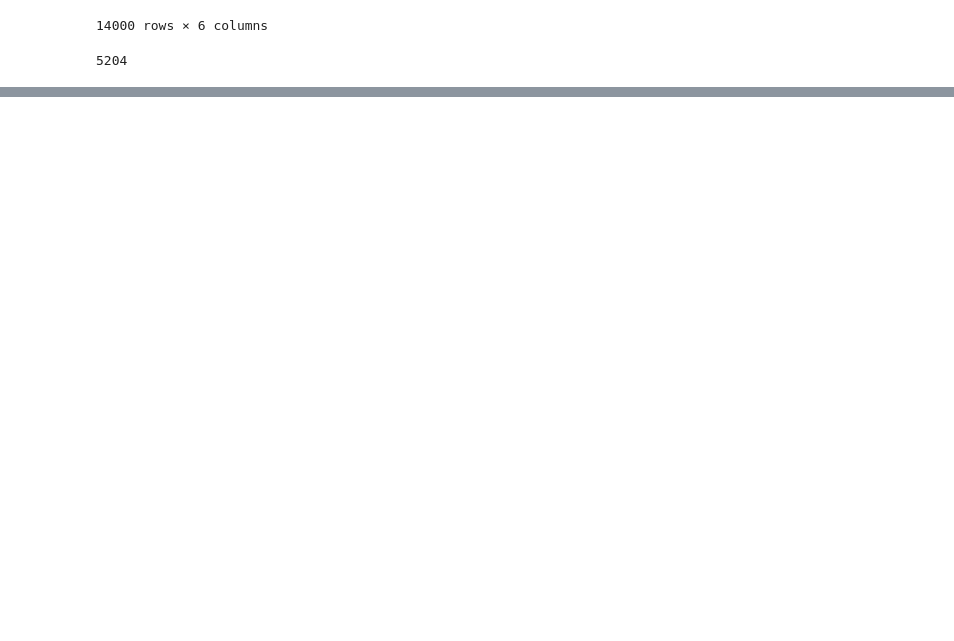
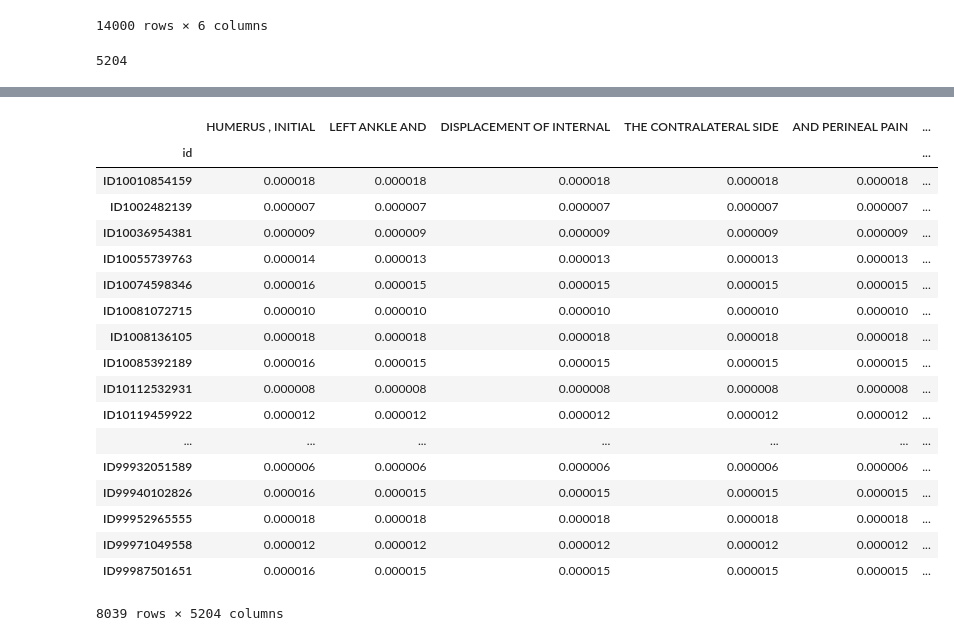
Before and after one commit to chenson2018/Humana-Mays-Competition, a Jupyter notebook: Chris Response Variable Exploration.ipynb, the cells around one changed output, grey strips where cells are left out. Drawn from its saved outputs; the diff is of its cells as text; code cells hidden in the pictures; blank space fills up the shorter version.

```diff
--- a/Chris Response Variable Exploration.ipynb
+++ b/Chris Response Variable Exploration.ipynb
@@ -419,0 +498,27 @@ response_variable.head()
+# %%
+trigram_frame = response_variable.iloc[:,5:]
+trigram_frame = trigram_frame + .001
+trigram_frame = trigram_frame.div(trigram_frame.sum(axis=1), axis=0)
+trigram_frame = trigram_frame.div(np.log(1 + len(trigram_frame)/trigram_frame.sum()))
+# %%
+trigram_frame
+# %% [output]
+|  | HUMERUS , INITIAL | LEFT ANKLE AND | DISPLACEMENT OF INTERNAL | THE CONTRALATERAL SIDE | AND PERINEAL PAIN | ... |
+| id |  |  |  |  |  | ... |
+| ID10010854159 | 0.000018 | 0.000018 | 0.000018 | 0.000018 | 0.000018 | ... |
+| ID1002482139 | 0.000007 | 0.000007 | 0.000007 | 0.000007 | 0.000007 | ... |
+| ID10036954381 | 0.000009 | 0.000009 | 0.000009 | 0.000009 | 0.000009 | ... |
+| ID10055739763 | 0.000014 | 0.000013 | 0.000013 | 0.000013 | 0.000013 | ... |
+| ID10074598346 | 0.000016 | 0.000015 | 0.000015 | 0.000015 | 0.000015 | ... |
+| ID10081072715 | 0.000010 | 0.000010 | 0.000010 | 0.000010 | 0.000010 | ... |
+| ID1008136105 | 0.000018 | 0.000018 | 0.000018 | 0.000018 | 0.000018 | ... |
+| ID10085392189 | 0.000016 | 0.000015 | 0.000015 | 0.000015 | 0.000015 | ... |
+| ID10112532931 | 0.000008 | 0.000008 | 0.000008 | 0.000008 | 0.000008 | ... |
+| ID10119459922 | 0.000012 | 0.000012 | 0.000012 | 0.000012 | 0.000012 | ... |
+| ... | ... | ... | ... | ... | ... | ... |
+| ID99932051589 | 0.000006 | 0.000006 | 0.000006 | 0.000006 | 0.000006 | ... |
+| ID99940102826 | 0.000016 | 0.000015 | 0.000015 | 0.000015 | 0.000015 | ... |
+| ID99952965555 | 0.000018 | 0.000018 | 0.000018 | 0.000018 | 0.000018 | ... |
+| ID99971049558 | 0.000012 | 0.000012 | 0.000012 | 0.000012 | 0.000012 | ... |
+| ID99987501651 | 0.000016 | 0.000015 | 0.000015 | 0.000015 | 0.000015 | ... |
+8039 rows × 5204 columns
```
Also changed, not shown: parts of 12 cells of this notebook, 1 other file.
